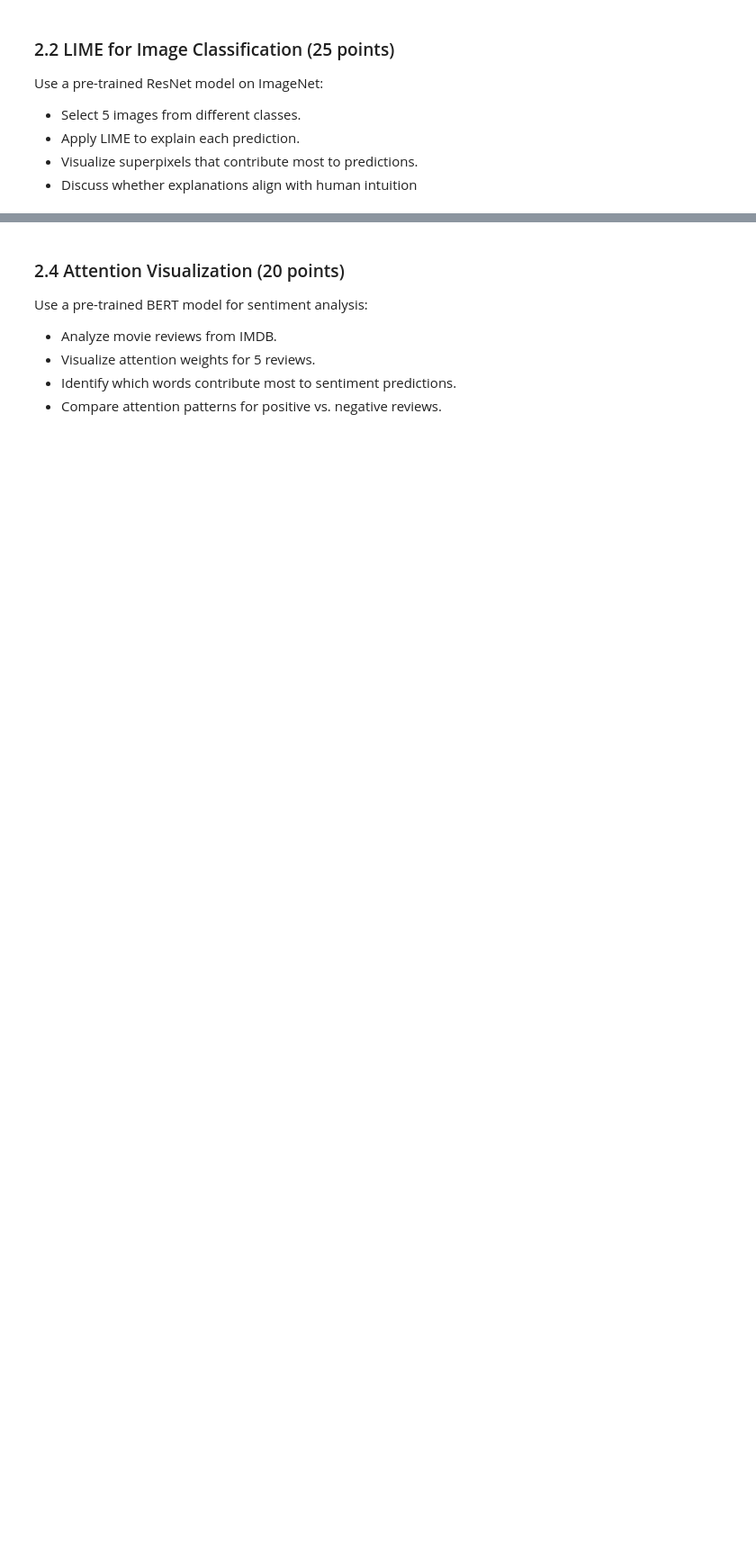
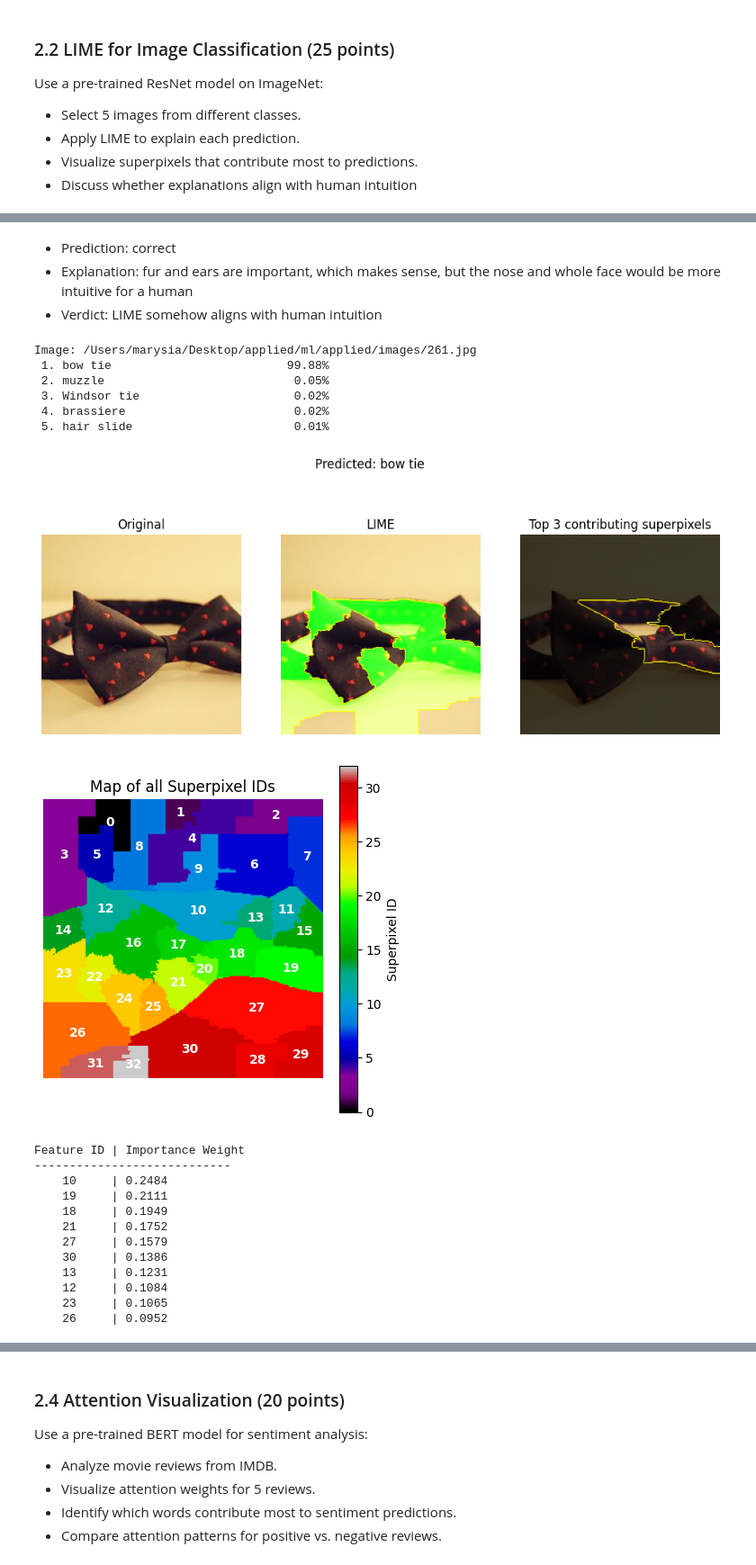
Before and after one commit to MariaNowacka/ml, a Jupyter notebook: applied/ml2.ipynb, the cells around one changed output, grey strips where cells are left out. Shown at 90% size. Saved outputs shown, nothing was run; the diff lists cells and outputs as text; code cells hidden in the pictures; blank space fills up the shorter version.

```diff
--- a/applied/ml2.ipynb
+++ b/applied/ml2.ipynb
@@ -280,0 +216,27 @@ Image: /Users/marysia/Desktop/applied/ml/applied/images/093.jpg
+# %% [markdown]
+* Prediction: correct
+* Explanation: fur and ears are important, which makes sense, but the nose and whole face would be more intuitive for a human
+* Verdict: LIME somehow aligns with human intuition
+# %%
+main(selected_paths[2])
+# %% [output]
+Image: /Users/marysia/Desktop/applied/ml/applied/images/261.jpg
+ 1. bow tie                         99.88%
+ 2. muzzle                           0.05%
+ 3. Windsor tie                      0.02%
+ 4. brassiere                        0.02%
+ 5. hair slide                       0.01%
+[figure, added]
+[figure, added]
+Feature ID | Importance Weight
+----------------------------
+    10     | 0.2484
+    19     | 0.2111
+    18     | 0.1949
+    21     | 0.1752
+    27     | 0.1579
+    30     | 0.1386
+    13     | 0.1231
+    12     | 0.1084
+    23     | 0.1065
+    26     | 0.0952
```
Also changed, not shown: parts of 18 cells of this notebook.
